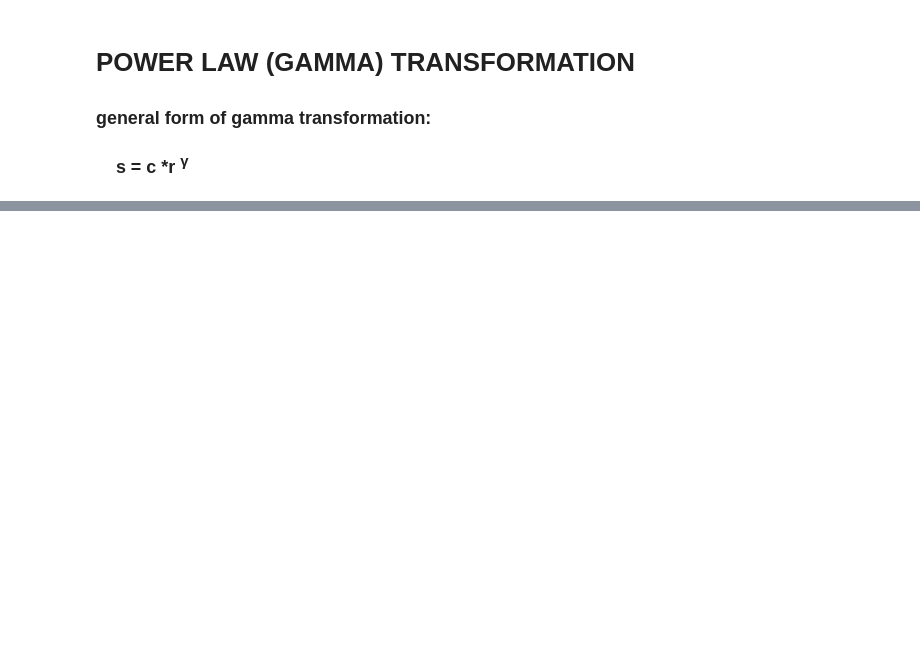
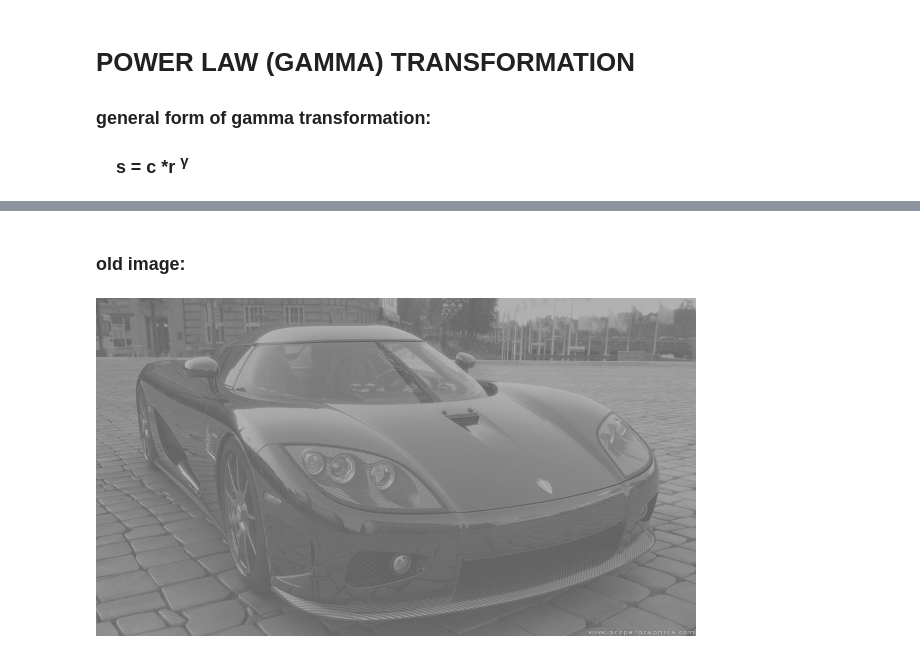
Before and after one commit to s-4-m-a-n/Image-processing-from-scratch, a Jupyter notebook: main.ipynb, the cells around one changed output, grey strips where cells are left out. Cells and saved outputs as stored; diff of their text form; code cells hidden in the pictures; blank space fills up the shorter version.

```diff
--- a/main.ipynb
+++ b/main.ipynb
@@ -125,0 +217,8 @@ powerLaw(img,gamma) ## change the gamma value to see the different result
+# %% [markdown]
+### old image:
+# %%
+
+img = Image.open("images/car.png").convert('L')
+img
+# %% [output]
+[figure, added]
```
Also changed, not shown: parts of 49 cells of this notebook.
